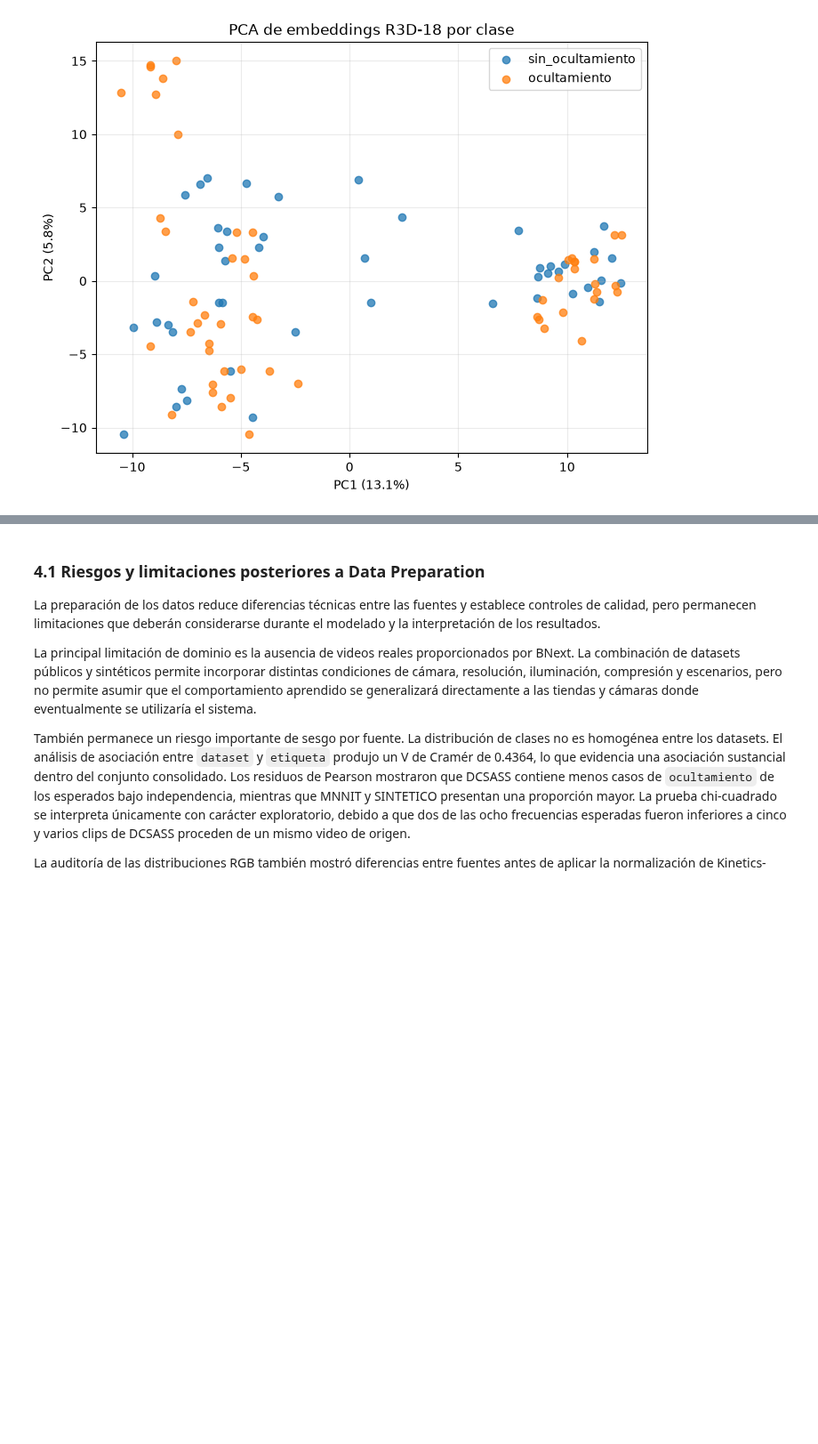
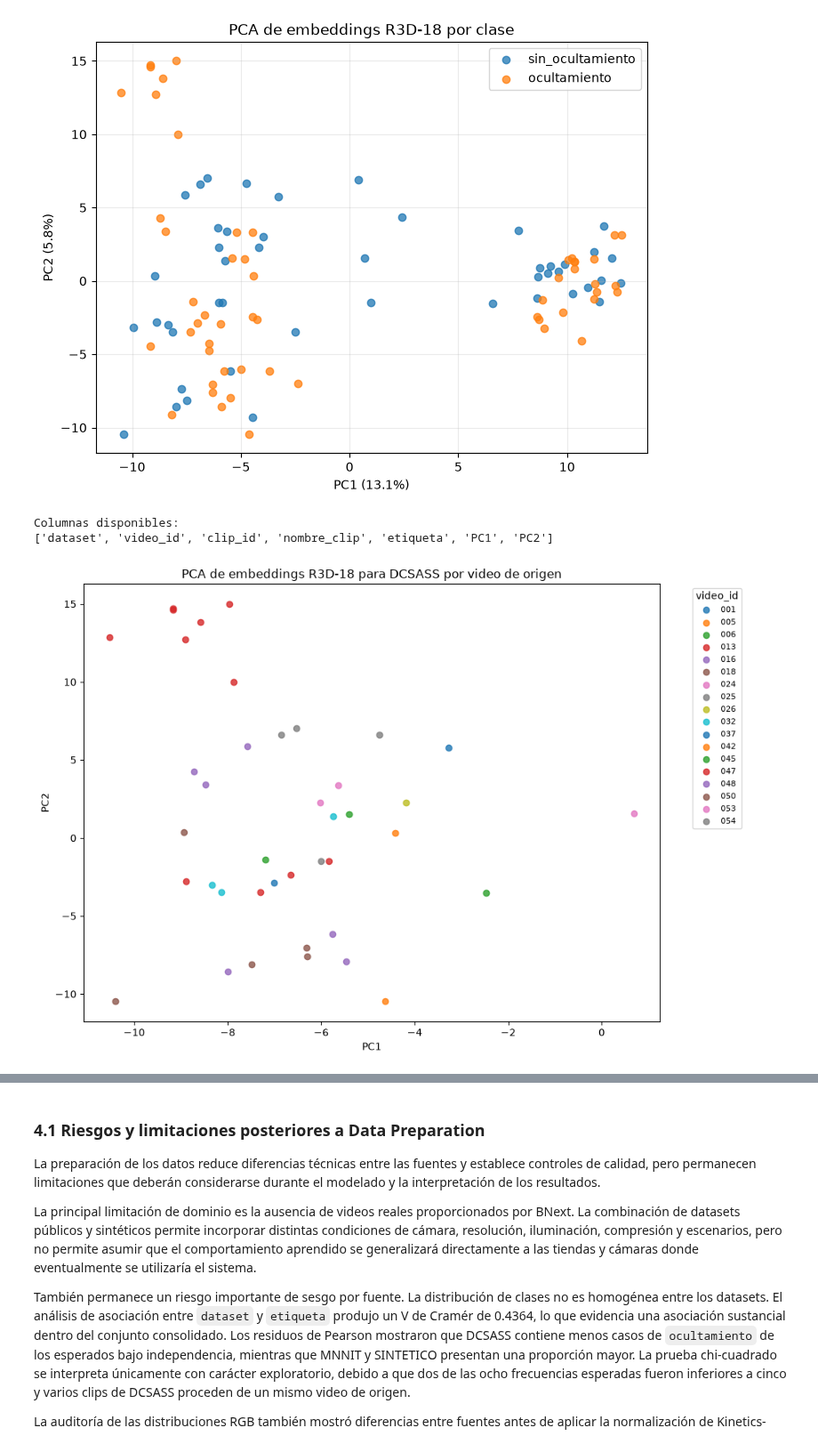
Before and after one commit to joseluistinajero/MNA---Proyecto-Integrador, a Jupyter notebook: Notebooks/Avance2_Equipo41.ipynb, the cells around one changed output, grey strips where cells are left out. Shown at 89% size. Drawn from its saved outputs; the diff is of its cells as text; code cells hidden in the pictures; blank space fills up the shorter version.

```diff
--- a/Notebooks/Avance2_Equipo41.ipynb
+++ b/Notebooks/Avance2_Equipo41.ipynb
@@ -3677,3 +3679,40 @@ Componentes para 95%: 60
 | 4 | CCTV_YOLO | CCTV_002 | CCTV_002 | CCTV_YOLO__CCTV_002__CCTV_002.mp4 | sin_ocultamiento | -9.954650 | -3.194466 |
 [figure]
 [figure]
+# %%
+import matplotlib.pyplot as plt
+
+dcsass_pca = df_pca_embeddings[
+    df_pca_embeddings["dataset"] == "DCSASS"
+].copy()
+
+# Verificar nombres de las columnas PCA
+print("Columnas disponibles:")
+print(dcsass_pca.columns.tolist())
+# %% [output]
+Columnas disponibles:
+['dataset', 'video_id', 'clip_id', 'nombre_clip', 'etiqueta', 'PC1', 'PC2']
+# %%
+plt.figure(figsize=(10, 7))
+
+for video_id, grupo_video in dcsass_pca.groupby("video_id"):
+    plt.scatter(
+        grupo_video["PC1"],
+        grupo_video["PC2"],
+        label=video_id.replace("Shoplifting", "").replace("_x264", ""),
+        alpha=0.8
+    )
+
+plt.xlabel("PC1")
+plt.ylabel("PC2")
+plt.title("PCA de embeddings R3D-18 para DCSASS por video de origen")
+plt.legend(
+    title="video_id",
+    bbox_to_anchor=(1.05, 1),
+    loc="upper left",
+    fontsize=8
+)
+plt.tight_layout()
+plt.show()
+# %% [output]
+[figure, added]
```
Also changed, not shown: parts of 7 cells of this notebook.
